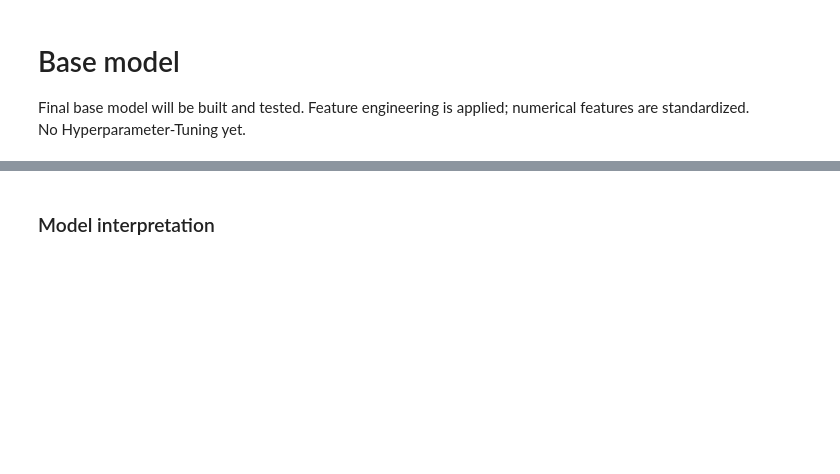
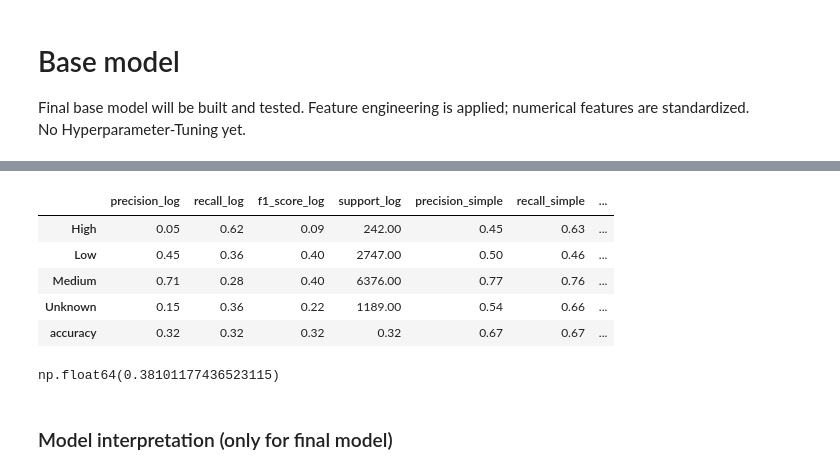
Before and after one commit to adrianoel/Spotify_Prediction_Model, a Jupyter notebook: FinalBaseModel.ipynb, the cells around one changed output, grey strips where cells are left out. Drawn from its saved outputs; the diff is of its cells as text; code cells hidden in the pictures; blank space fills up the shorter version.

```diff
--- a/FinalBaseModel.ipynb
+++ b/FinalBaseModel.ipynb
@@ -89,13 +172,21 @@ final_model_classification_report.to_csv('classification_reports/final_model_cla
 # %%
-# compare classification report with simple baseline model (skip last 2 rows of macro avg and weighted avg)
+# compare classification reports of all models (skip last 2 rows of macro avg and weighted avg)
 simple_baseline_report = pd.read_csv('classification_reports/simple_model_classification_report.csv', index_col=0, skiprows=[6, 7])
-final_model_report = pd.read_csv('classification_reports/final_model_classification_report.csv', index_col=0, skiprows=[6, 7])
+rfc_model_report = pd.read_csv('classification_reports/rfc_model_classification_report.csv', index_col=0, skiprows=[6, 7])
+log_model_report = pd.read_csv('classification_reports/log_model_classification_report.csv', index_col=0, skiprows=[6, 7])
 
 #display('Simple baseline model classification report:', simple_baseline_report)
-#display('Final model classification report:', final_model_report)
+#display('rfc model classification report:', rfc_model_report)
 
-reports_combined = pd.concat([simple_baseline_report, final_model_report], axis=1)
+reports_combined = pd.concat([log_model_report, simple_baseline_report, rfc_model_report], axis=1)
 pd.options.display.float_format = '{:.2f}'.format
 
 reports_combined
+# %% [output]
+|  | precision_log | recall_log | f1_score_log | support_log | precision_simple | recall_simple | ... |
+| High | 0.05 | 0.62 | 0.09 | 242.00 | 0.45 | 0.63 | ... |
+| Low | 0.45 | 0.36 | 0.40 | 2747.00 | 0.50 | 0.46 | ... |
+| Medium | 0.71 | 0.28 | 0.40 | 6376.00 | 0.77 | 0.76 | ... |
+| Unknown | 0.15 | 0.36 | 0.22 | 1189.00 | 0.54 | 0.66 | ... |
+| accuracy | 0.32 | 0.32 | 0.32 | 0.32 | 0.67 | 0.67 | ... |
 # %%
@@ -110,3 +201,14 @@ cv_results.mean()
+# %%
+# check cross validation score of model #2: LogisticRegression
+cv_results_log = cross_val_score(estimator=pipeline_log,
+                            X=features_train,
+                            y=target_train,
+                            cv=5,
+                            scoring='f1_weighted',
+                            n_jobs=-1)
+cv_results_log.mean()
+# %% [output]
+np.float64(0.38101177436523115)
 # %% [markdown]
-### Model interpretation
+### Model interpretation (only for final model)
 # %%
```
Also changed, not shown: parts of 15 cells of this notebook, 4 other files.
